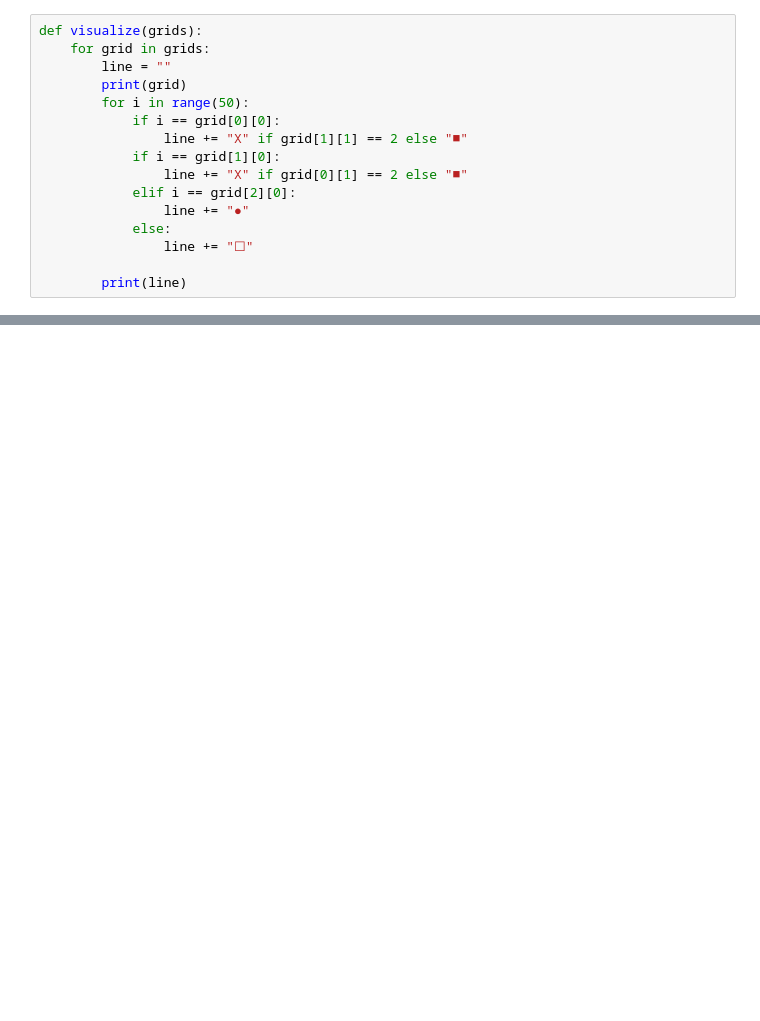
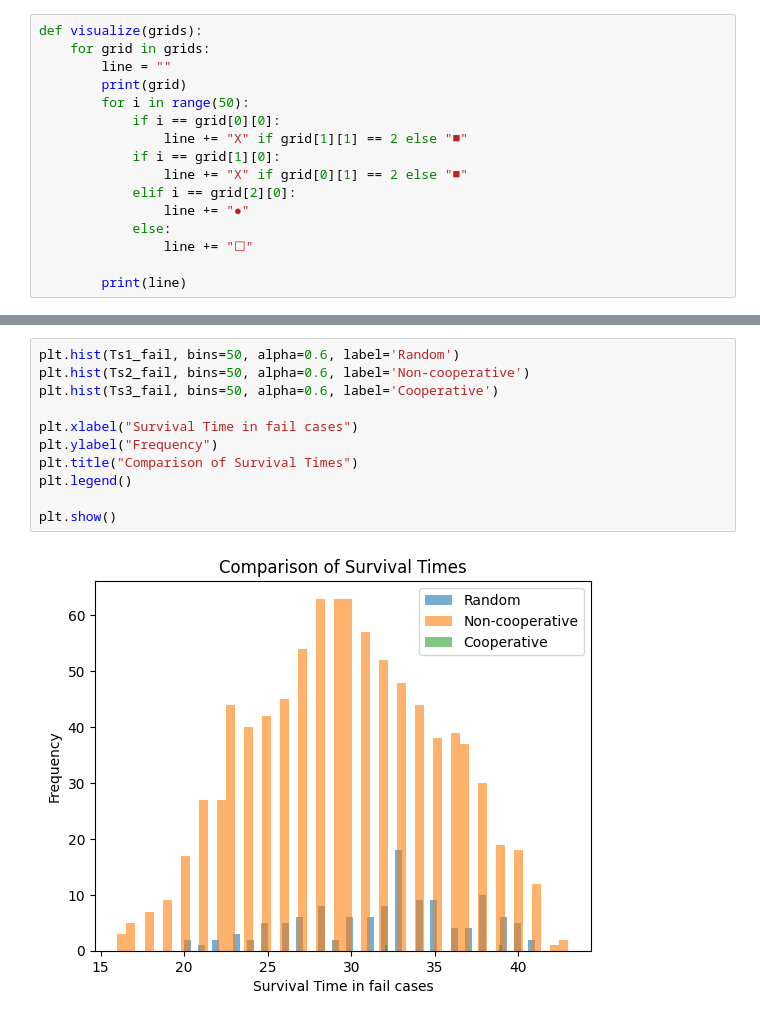
Before and after one commit to WillWangUIUC/PHYS246_FinalProject, a Jupyter notebook: Prisoner_Dilemma.ipynb, the cells around one changed output, grey strips where cells are left out. Saved outputs shown, nothing was run; the diff lists cells and outputs as text; blank space fills up the shorter version.

```diff
--- a/Prisoner_Dilemma.ipynb
+++ b/Prisoner_Dilemma.ipynb
@@ -292,0 +338,13 @@ prey(
+# %%
+plt.hist(Ts1_fail, bins=50, alpha=0.6, label='Random')
+plt.hist(Ts2_fail, bins=50, alpha=0.6, label='Non-cooperative')
+plt.hist(Ts3_fail, bins=50, alpha=0.6, label='Cooperative')
+
+plt.xlabel("Survival Time in fail cases")
+plt.ylabel("Frequency")
+plt.title("Comparison of Survival Times")
+plt.legend()
+
+plt.show()
+# %% [output]
+[figure, added]
```
Also changed, not shown: parts of 17 cells of this notebook.
